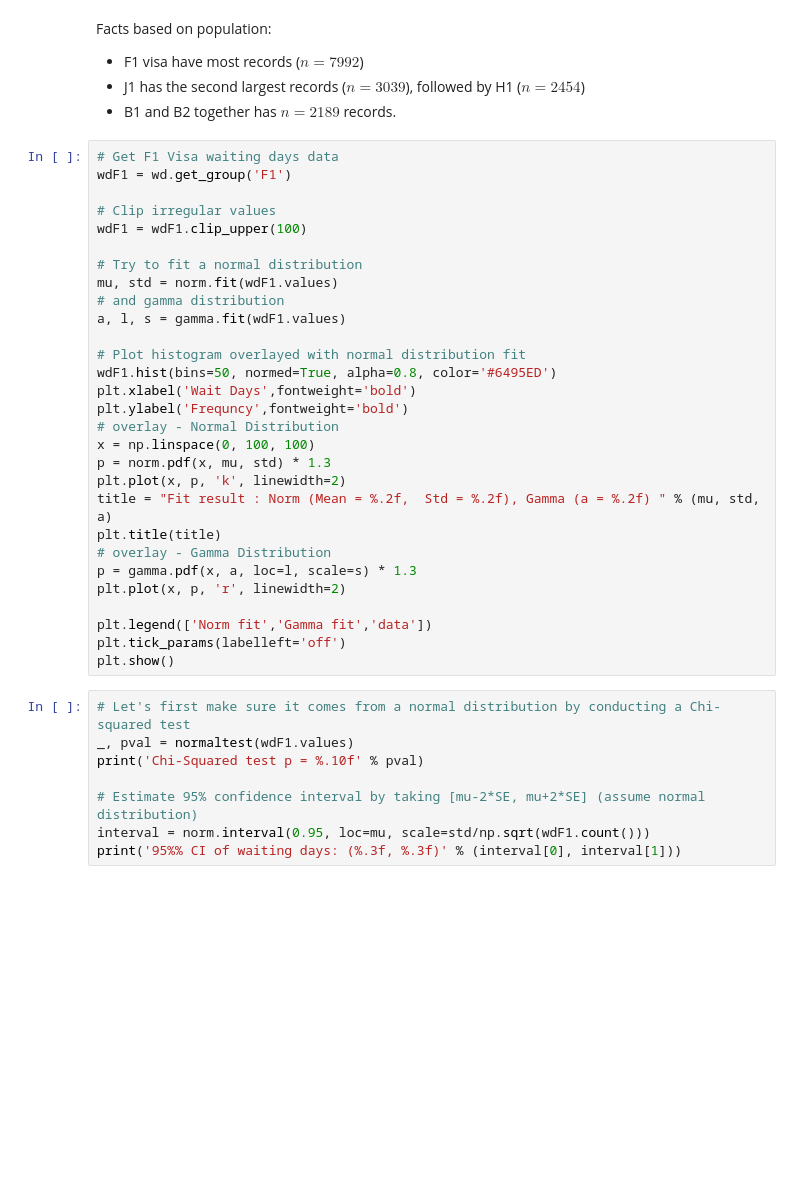
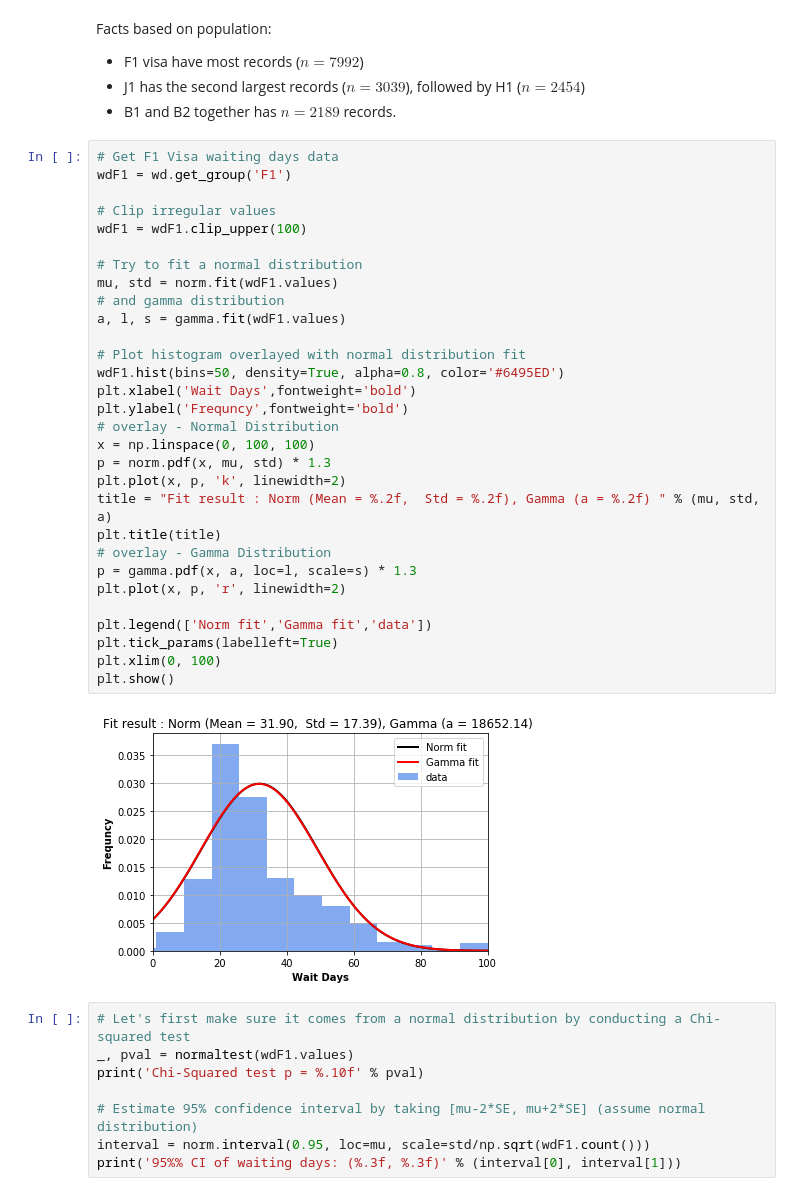
Before and after one commit to chenchen2015/CheckeeInfo-Scraper, a Jupyter notebook: CheckeeInfo-DataAnalysis.ipynb, the cells around one changed output. Saved outputs shown, nothing was run; the diff lists cells and outputs as text; blank space fills up the shorter version.

```diff
--- a/CheckeeInfo-DataAnalysis.ipynb
+++ b/CheckeeInfo-DataAnalysis.ipynb
@@ -95,32 +98,35 @@ Facts based on population:
 # %%
 # Get F1 Visa waiting days data
 wdF1 = wd.get_group('F1')
 
 # Clip irregular values
 wdF1 = wdF1.clip_upper(100)
 
 # Try to fit a normal distribution
 mu, std = norm.fit(wdF1.values)
 # and gamma distribution
 a, l, s = gamma.fit(wdF1.values)
 
 # Plot histogram overlayed with normal distribution fit
-wdF1.hist(bins=50, normed=True, alpha=0.8, color='#6495ED')
+wdF1.hist(bins=50, density=True, alpha=0.8, color='#6495ED')
 plt.xlabel('Wait Days',fontweight='bold')
 plt.ylabel('Frequncy',fontweight='bold')
 # overlay - Normal Distribution
 x = np.linspace(0, 100, 100)
 p = norm.pdf(x, mu, std) * 1.3
 plt.plot(x, p, 'k', linewidth=2)
 title = "Fit result : Norm (Mean = %.2f,  Std = %.2f), Gamma (a = %.2f) " % (mu, std, a)
 plt.title(title)
 # overlay - Gamma Distribution
 p = gamma.pdf(x, a, loc=l, scale=s) * 1.3
 plt.plot(x, p, 'r', linewidth=2)
 
 plt.legend(['Norm fit','Gamma fit','data'])
-plt.tick_params(labelleft='off')
+plt.tick_params(labelleft=True)
+plt.xlim(0, 100)
 plt.show()
+# %% [output]
+[figure, added]
 # %%
 # Let's first make sure it comes from a normal distribution by conducting a Chi-squared test
 _, pval = normaltest(wdF1.values)
```
Also changed, not shown: parts of 1 cell of this notebook.
